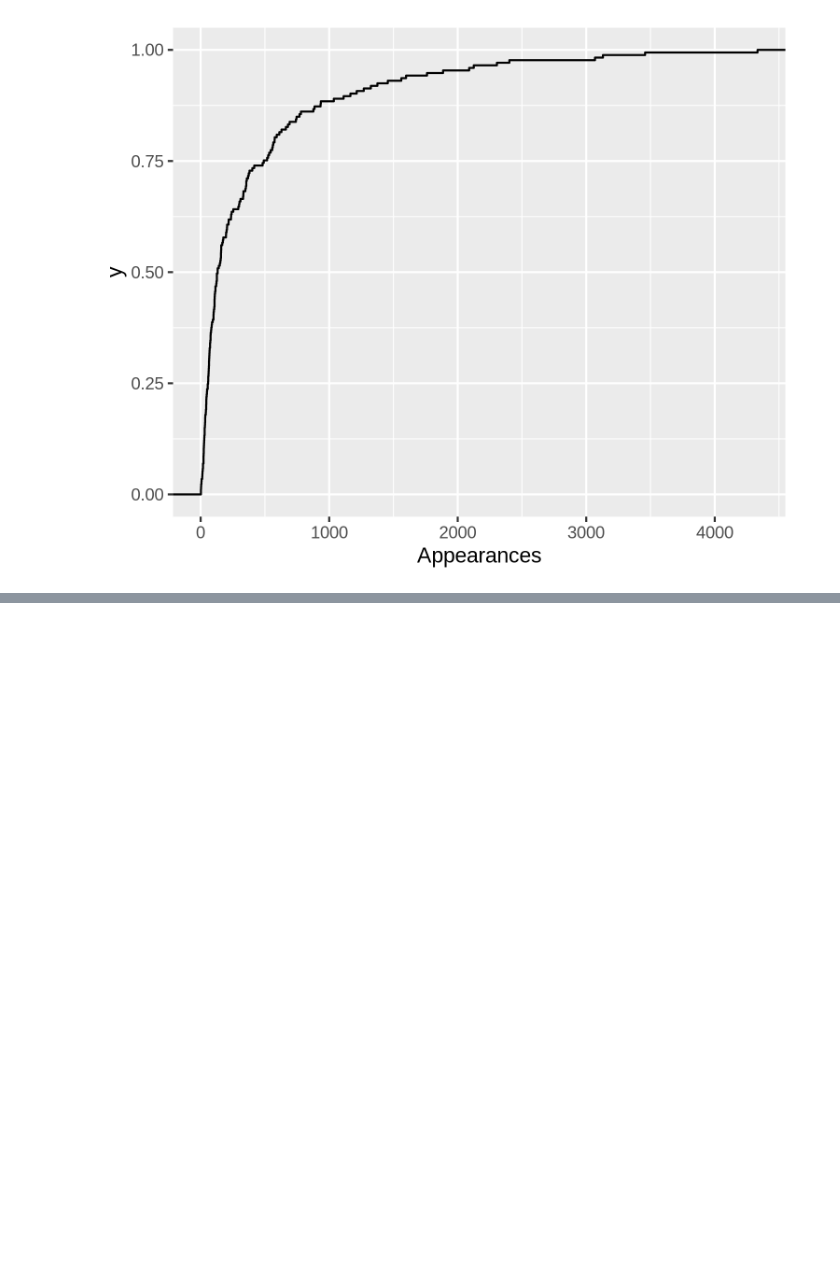
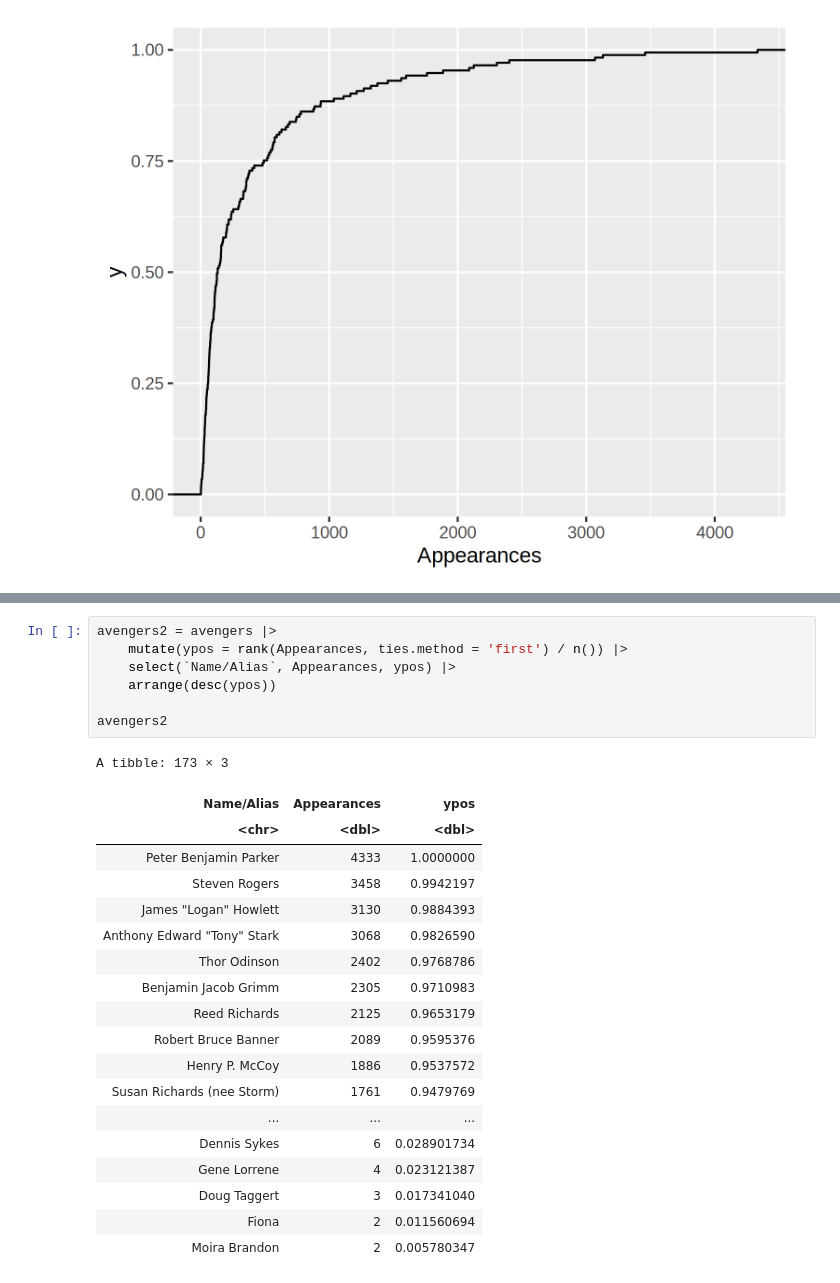
Before and after one commit to mcrzepka/BIOS512, a Jupyter notebook: In class practice/09_data_import.ipynb, the cells around one changed output, grey strips where cells are left out. Saved outputs shown, nothing was run; the diff lists cells and outputs as text; blank space fills up the shorter version.

```diff
--- a/In class practice/09_data_import.ipynb
+++ b/In class practice/09_data_import.ipynb
@@ -41,0 +42,27 @@ avengers_data |>
+# %%
+avengers2 = avengers |>
+    mutate(ypos = rank(Appearances, ties.method = 'first') / n()) |>
+    select(`Name/Alias`, Appearances, ypos) |>
+    arrange(desc(ypos))
+
+avengers2
+# %% [output]
+A tibble: 173 × 3
+| Name/Alias | Appearances | ypos |
+| <chr> | <dbl> | <dbl> |
+| Peter Benjamin Parker | 4333 | 1.0000000 |
+| Steven Rogers | 3458 | 0.9942197 |
+| James "Logan" Howlett | 3130 | 0.9884393 |
+| Anthony Edward "Tony" Stark | 3068 | 0.9826590 |
+| Thor Odinson | 2402 | 0.9768786 |
+| Benjamin Jacob Grimm | 2305 | 0.9710983 |
+| Reed Richards | 2125 | 0.9653179 |
+| Robert Bruce Banner | 2089 | 0.9595376 |
+| Henry P. McCoy | 1886 | 0.9537572 |
+| Susan Richards (nee Storm) | 1761 | 0.9479769 |
+| ... | ... | ... |
+| Dennis Sykes | 6 | 0.028901734 |
+| Gene Lorrene | 4 | 0.023121387 |
+| Doug Taggert | 3 | 0.017341040 |
+| Fiona | 2 | 0.011560694 |
+| Moira Brandon | 2 | 0.005780347 |
```
Also changed, not shown: parts of 8 cells of this notebook, 2 other files.
